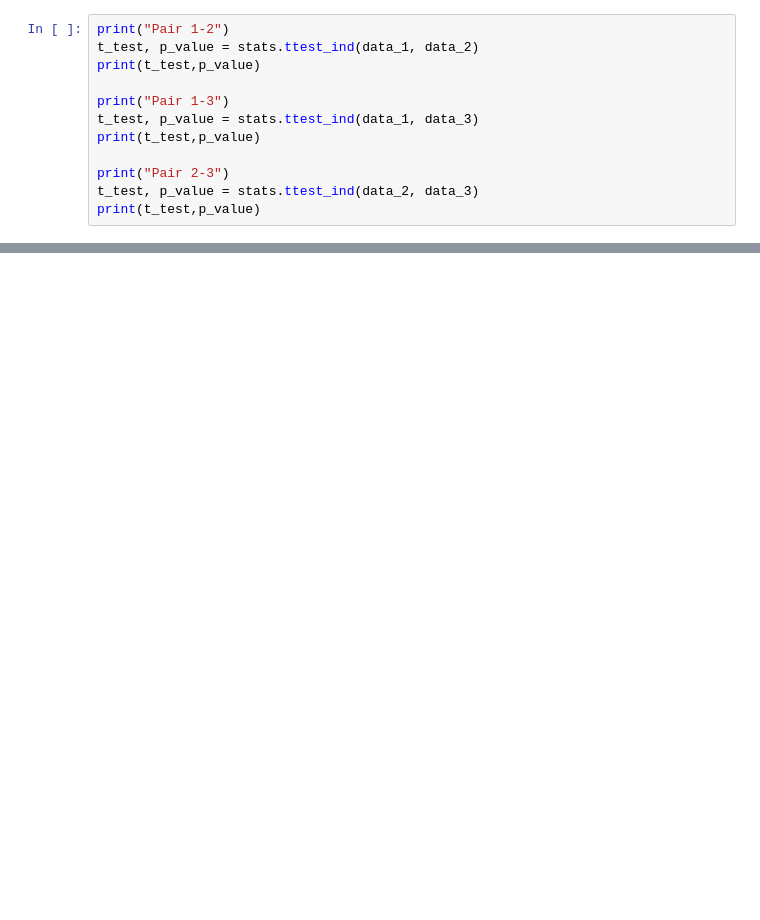
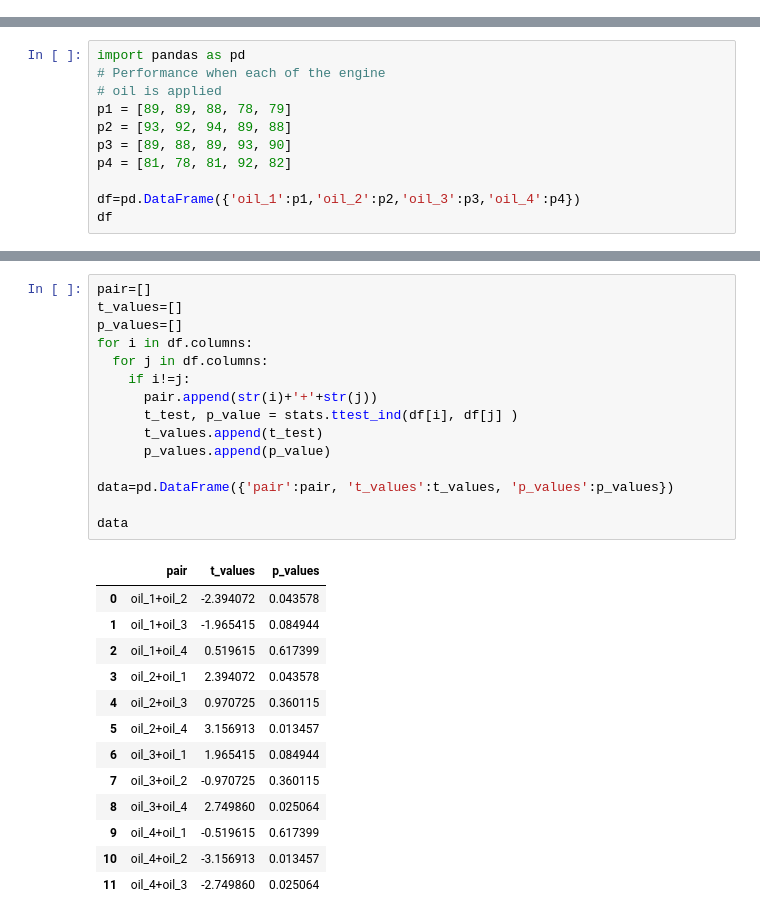
Before and after one commit to peterbmob/DHMVADoE, a Jupyter notebook: Excercises/ANOVA.ipynb, the cells around one changed output, grey strips where cells are left out. Drawn from its saved outputs; the diff is of its cells as text; blank space fills up the shorter version.

```diff
--- a/Excercises/ANOVA.ipynb
+++ b/Excercises/ANOVA.ipynb
@@ -254,12 +2,0 @@ plt.show()
-# %%
-print("Pair 1-2")
-t_test, p_value = stats.ttest_ind(data_1, data_2)
-print(t_test,p_value)
-
-print("Pair 1-3")
-t_test, p_value = stats.ttest_ind(data_1, data_3)
-print(t_test,p_value)
-
-print("Pair 2-3")
-t_test, p_value = stats.ttest_ind(data_2, data_3)
-print(t_test,p_value)
@@ -307,0 +66,11 @@ Make statistical ANOVA and pair-wise t-tests of your "pooled" data and comment a
+# %%
+import pandas as pd
+# Performance when each of the engine
+# oil is applied
+p1 = [89, 89, 88, 78, 79]
+p2 = [93, 92, 94, 89, 88]
+p3 = [89, 88, 89, 93, 90]
+p4 = [81, 78, 81, 92, 82]
+
+df=pd.DataFrame({'oil_1':p1,'oil_2':p2,'oil_3':p3,'oil_4':p4})
+df
@@ -307,0 +129,29 @@ Make statistical ANOVA and pair-wise t-tests of your "pooled" data and comment a
+# %%
+pair=[]
+t_values=[]
+p_values=[]
+for i in df.columns:
+  for j in df.columns:
+    if i!=j:
+      pair.append(str(i)+'+'+str(j))
+      t_test, p_value = stats.ttest_ind(df[i], df[j] )
+      t_values.append(t_test)
+      p_values.append(p_value)
+
+data=pd.DataFrame({'pair':pair, 't_values':t_values, 'p_values':p_values})
+
+data
+# %% [output]
+|  | pair | t_values | p_values |
+| 0 | oil_1+oil_2 | -2.394072 | 0.043578 |
+| 1 | oil_1+oil_3 | -1.965415 | 0.084944 |
+| 2 | oil_1+oil_4 | 0.519615 | 0.617399 |
+| 3 | oil_2+oil_1 | 2.394072 | 0.043578 |
+| 4 | oil_2+oil_3 | 0.970725 | 0.360115 |
+| 5 | oil_2+oil_4 | 3.156913 | 0.013457 |
+| 6 | oil_3+oil_1 | 1.965415 | 0.084944 |
+| 7 | oil_3+oil_2 | -0.970725 | 0.360115 |
+| 8 | oil_3+oil_4 | 2.749860 | 0.025064 |
+| 9 | oil_4+oil_1 | -0.519615 | 0.617399 |
+| 10 | oil_4+oil_2 | -3.156913 | 0.013457 |
+| 11 | oil_4+oil_3 | -2.749860 | 0.025064 |
```
Also changed, not shown: parts of 44 cells of this notebook.
